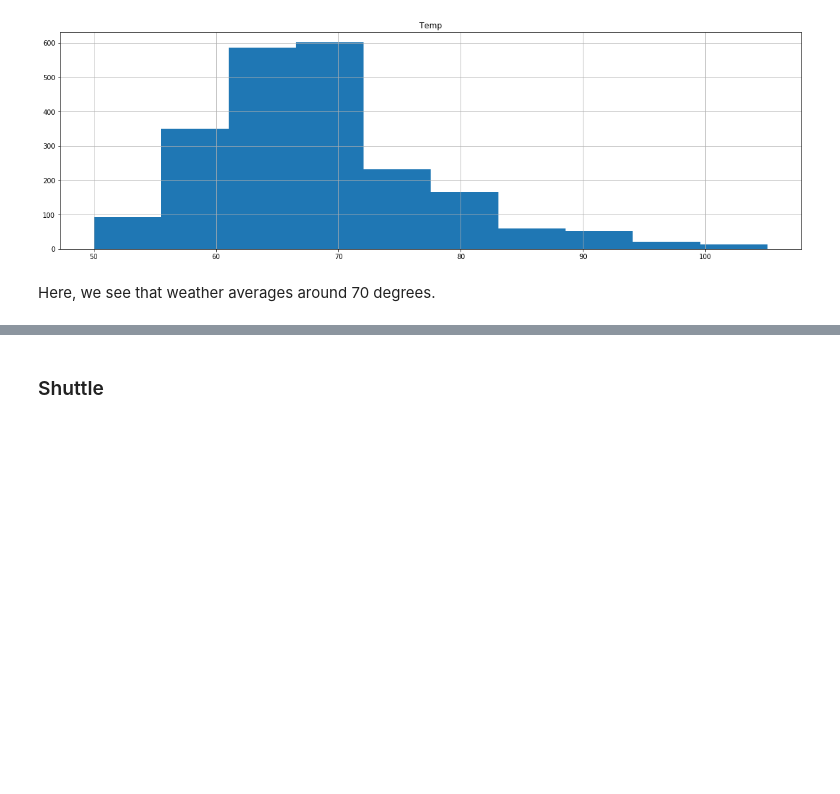
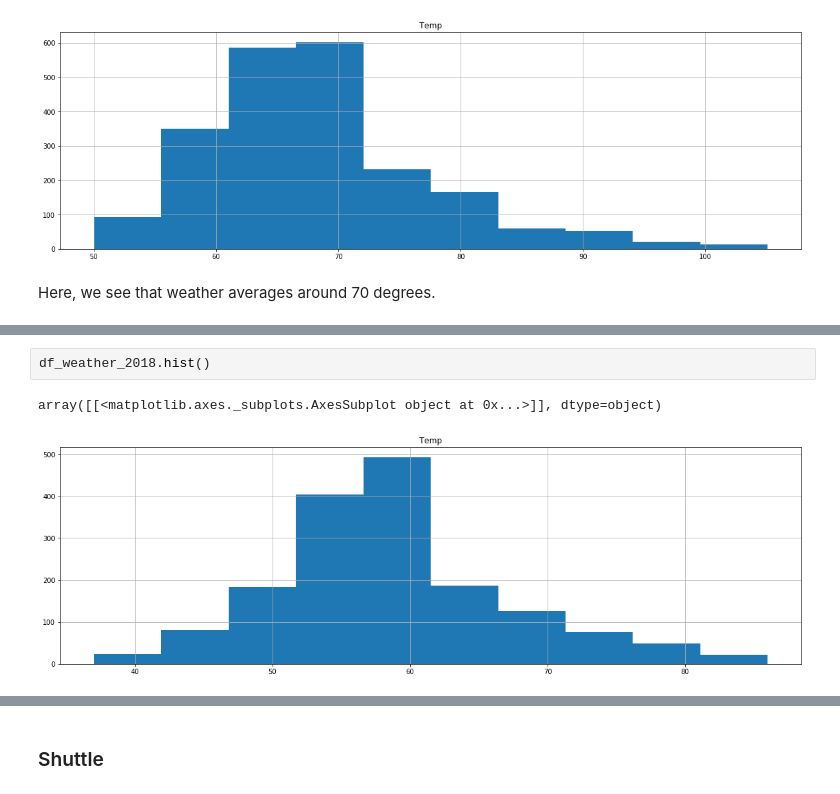
Before and after one commit to kelvinluime/Pr_059, a Jupyter notebook: FinalProject.ipynb, the cells around one changed output, grey strips where cells are left out. Drawn from its saved outputs; the diff is of its cells as text; blank space fills up the shorter version.

```diff
--- a/FinalProject.ipynb
+++ b/FinalProject.ipynb
@@ -1295,0 +1317,5 @@ plt.xticks([week for week in range(12)]); ax.set_title("Geisel's Traffic versus
+# %%
+df_weather_2018.hist()
+# %% [output]
+array([[<matplotlib.axes._subplots.AxesSubplot object at 0x...>]], dtype=object)
+[figure, added]
```
Also changed, not shown: parts of 20 cells of this notebook, 2 other files.
